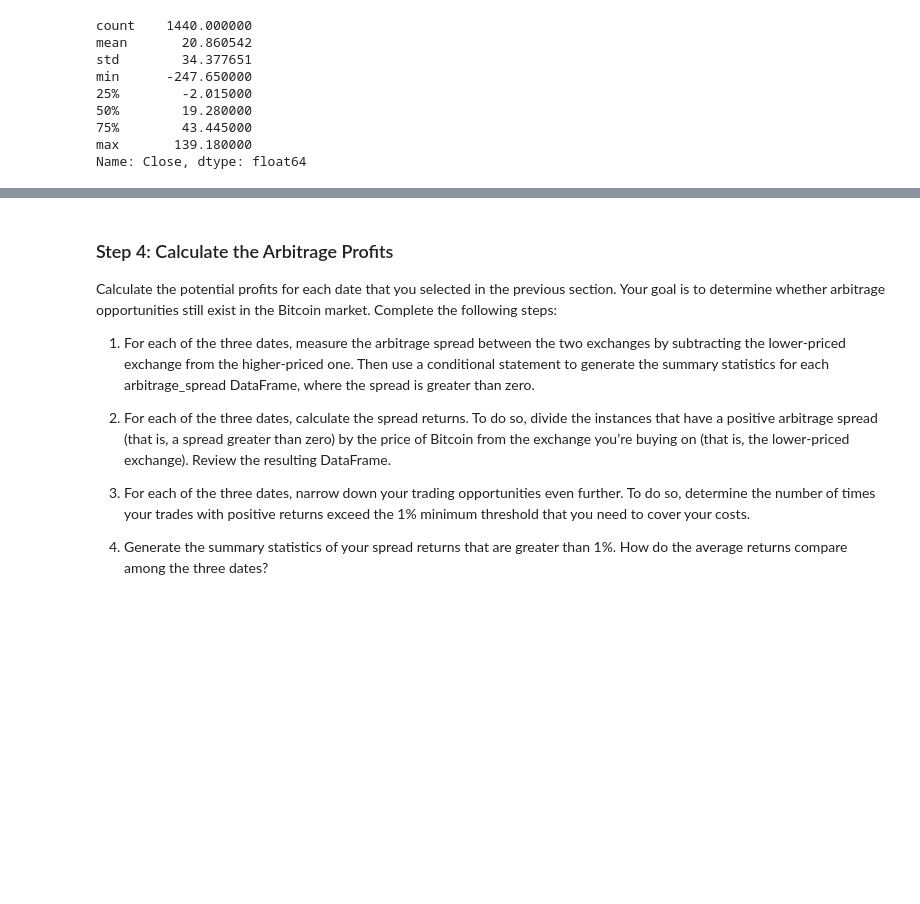
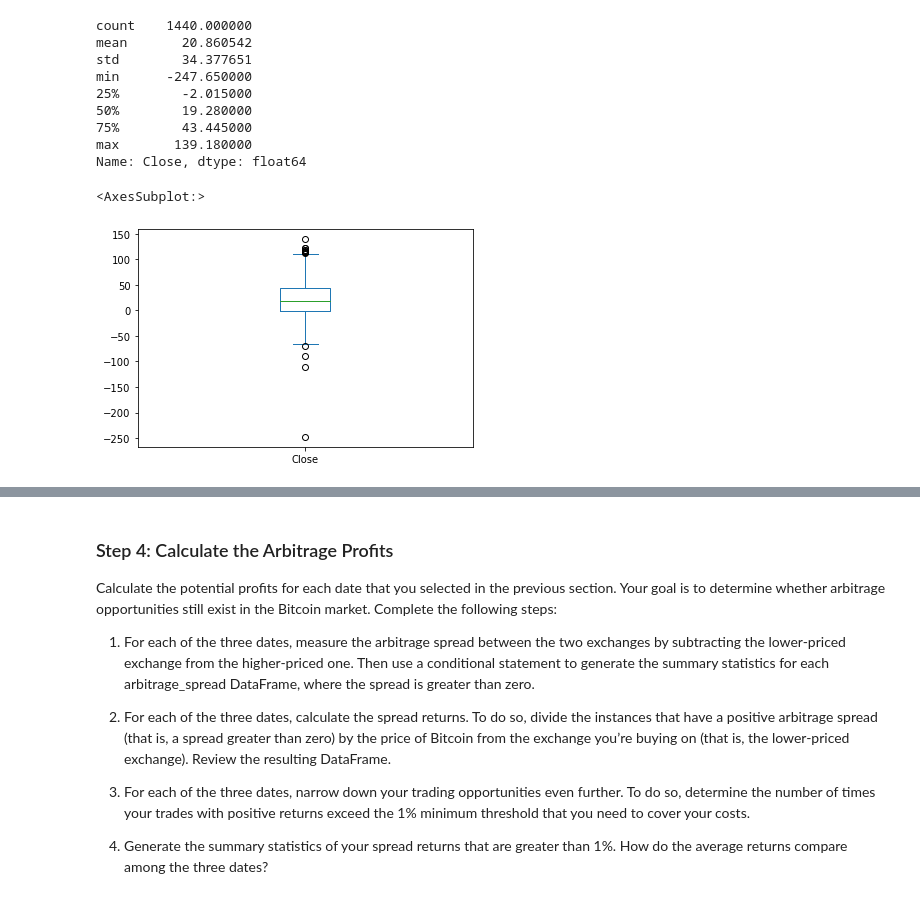
Before and after one commit to davepoppins5073/Challenge3_BitCoin_Arbitrage, a Jupyter notebook: crypto_arbitrage.ipynb, the cells around one changed output, grey strips where cells are left out. Cells and saved outputs as stored; diff of their text form; code cells hidden in the pictures; blank space fills up the shorter version.

```diff
--- a/crypto_arbitrage.ipynb
+++ b/crypto_arbitrage.ipynb
@@ -318,7 +318,10 @@ max       139.180000
 Name: Close, dtype: float64
 # %%
 # Visualize the arbitrage spread from early in the dataset in a box plot
-# YOUR CODE HERE
+arbitrage_spread_early.plot(kind='box')
+# %% [output]
+<AxesSubplot:>
+[figure, added]
 # %%
 # Create an overlay plot that visualizes the two dataframes over a period of one day from the middle of the dataset.
 # Be sure that the plots include the parameters `legend`, `figsize`, `title`, `color` and `label`
```
Also changed, not shown: parts of 13 cells of this notebook.
